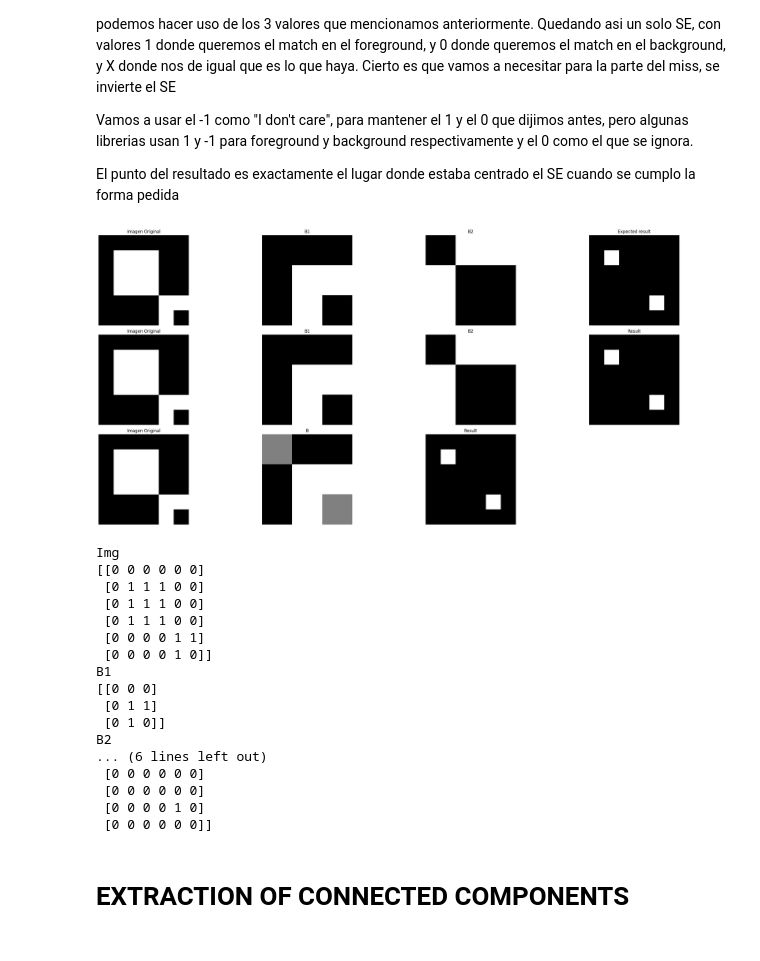
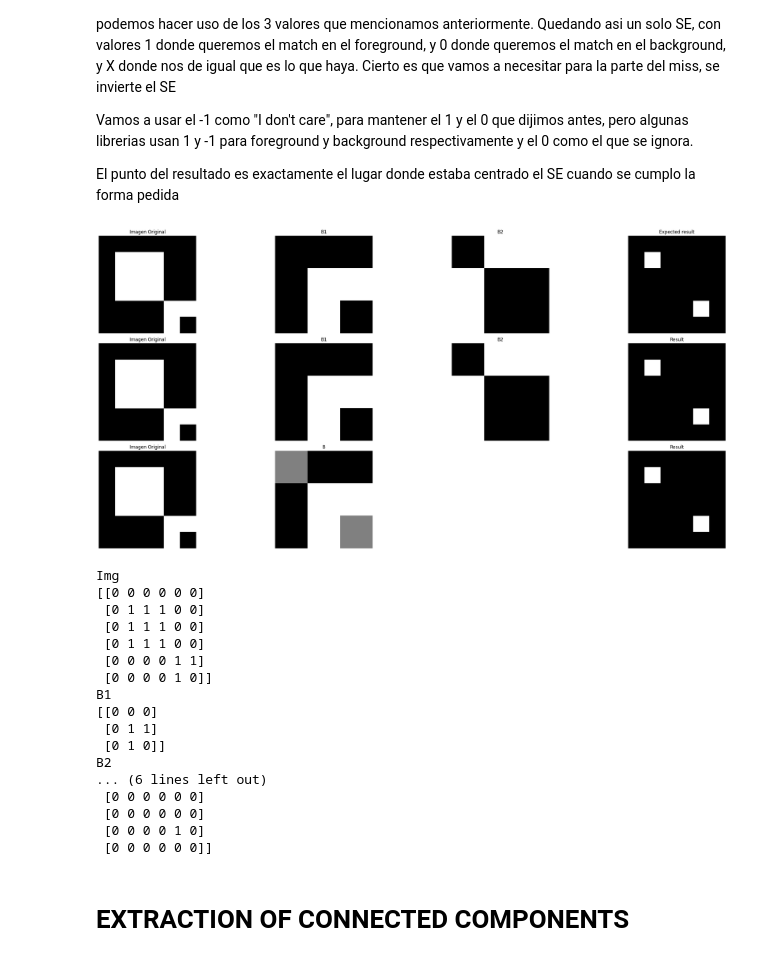
Before and after one commit to Tommy1908/ERV-CC, a Jupyter notebook: morphological_image_processing/morphological_image_processing.ipynb, the cells around one changed output. Saved outputs shown, nothing was run; the diff lists cells and outputs as text; code cells hidden in the pictures.

Commit message:
added origin point and solved bug for erosion and dilation

```diff
--- a/morphological_image_processing/morphological_image_processing.ipynb
+++ b/morphological_image_processing/morphological_image_processing.ipynb
@@ -17,11 +17,14 @@ from skimage import morphology
 import matplotlib.pyplot as plt
 import numpy as np
 
-def erosion(img,se):
+def erosion(img,se, origin: tuple[int, int] | None = None):
     width, height = img.shape
     se_width, se_height = se.shape
-    cx, cy = se_width // 2, se_height // 2 # aproximate center if no point was given for the SE
 
+    if origin is not None:
+        cx, cy = origin
+    else:
+        cx, cy = (se_width - 1) // 2, (se_height - 1) // 2 # El -1 es para copiar como hace  skimage y queden iguales, sacarlo seria valido tambien
     #print(f'SE: {se_width}x{se_height} -> on ({cx},{cy})')
 
     # Padding
@@ -48,12 +51,6 @@ def erosion(img,se):
 
 img = data.checkerboard()
 img = (img > 128).astype(np.uint8)
-#img = np.array([
-#    [ 1, 1, 1, 1],
-#    [ 1, 1, 1, 1],
-#    [ 1, 0, 0, 1],
-#    [ 1, 1, 1, 1]
-#])
 
 structuring_element = np.array([
     [ 1, 1, 1],
@@ -66,7 +63,7 @@ structuring_element = np.array([
     [ 1, 0, 0, 1],
     [ 1, 1, 1, 1],
     [ 1, 1, 1, 1],
-    [ 1, 1, 1, 1],
+    [ 1, 0, 0, 1],
     [ 1, 1, 1, 1],
 ])
 
@@ -90,6 +87,11 @@ axes[2].axis('off')
 
 plt.tight_layout()
 plt.show()
+
+# Nota: Al igual que la libreria, un SE de solos 0 se romperia, puede solucionarse
+# devolviendo 1 en la erosion y 0 en la dilatacion (elemento neutro) porque es como si {} esta incluido en A
+# No lo hice porque si hace eso, se "rompe" la funcion de la libreria y habria que comentarla, por compiar un poco
+# el comportamiento de la libreria lo dejo asi.
 # %% [output]
 [figure]
 # %% [markdown]
@@ -103,12 +105,14 @@ from skimage import morphology
 import matplotlib.pyplot as plt
 import numpy as np
 
-def dilation(img,se):
-    se = np.flip(se) #se_hat, flip the se
+def dilation(img,se, origin: tuple[int, int] | None = None):
     width, height = img.shape
     se_width, se_height = se.shape
-    cx, cy = se_width // 2, se_height // 2 # aproximate center if no point was given for the SE
 
+    if origin is not None:
+        cx, cy = origin
+    else:
+        cx, cy = (se_width - 1) // 2, (se_height - 1) // 2
     #print(f'SE: {se_width}x{se_height} -> on ({cx},{cy})')
 
     # Padding
@@ -426,36 +430,36 @@ ax[1][3].axis('off')
 
 # Nuestro algoritmo con 1 solo se
 ax[2][0].imshow(img, cmap='gray')
 ax[2][0].set_title('Imagen Original')
 ax[2][0].axis('off')
 
 # Para mostrarlo vamos a cambiar el -1 a 0.5 y se representa como gris
 b_print = B.astype(float).copy()
 b_print[B == -1] = 0.5
 
 ax[2][1].imshow(b_print, cmap='gray')
 ax[2][1].set_title('B')
 ax[2][1].axis('off')
 
-ax[2][2].imshow(result_single_se, cmap='gray')
-ax[2][2].set_title('Result')
 ax[2][2].axis('off')
 
+ax[2][3].imshow(result_single_se, cmap='gray')
+ax[2][3].set_title('Result')
 ax[2][3].axis('off')
 
 plt.tight_layout()
 plt.show()
 
 print("Img")
 print(img)
 print("B1")
 print(B1)
 print("B2")
 print(B2)
 print("result")
 print(result)
 # %% [output]
-[figure, old version]
+[figure, new version]
 Img
 [[0 0 0 0 0 0]
  [0 1 1 1 0 0]
```
